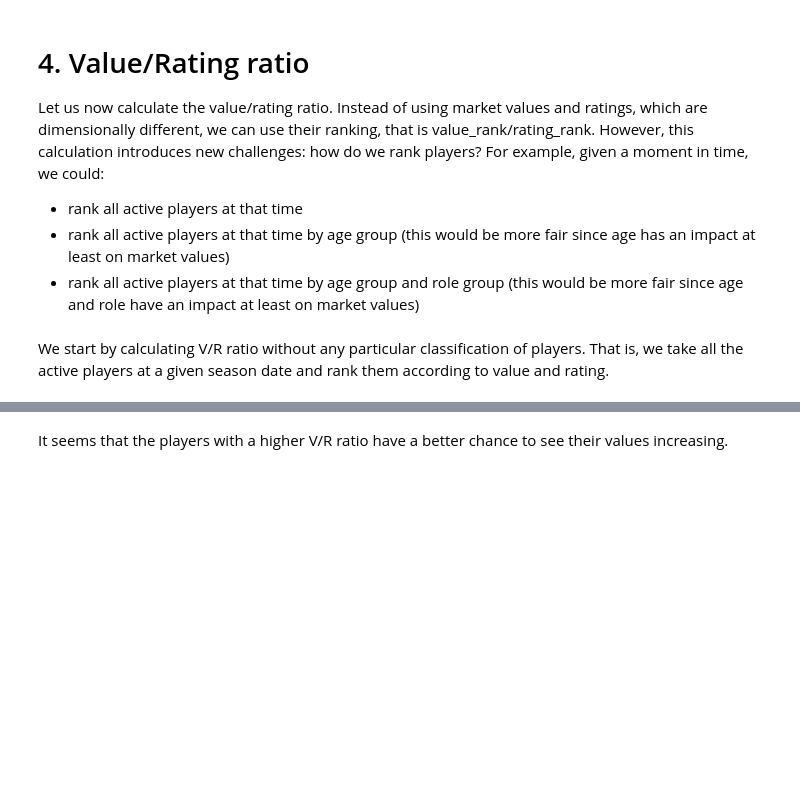
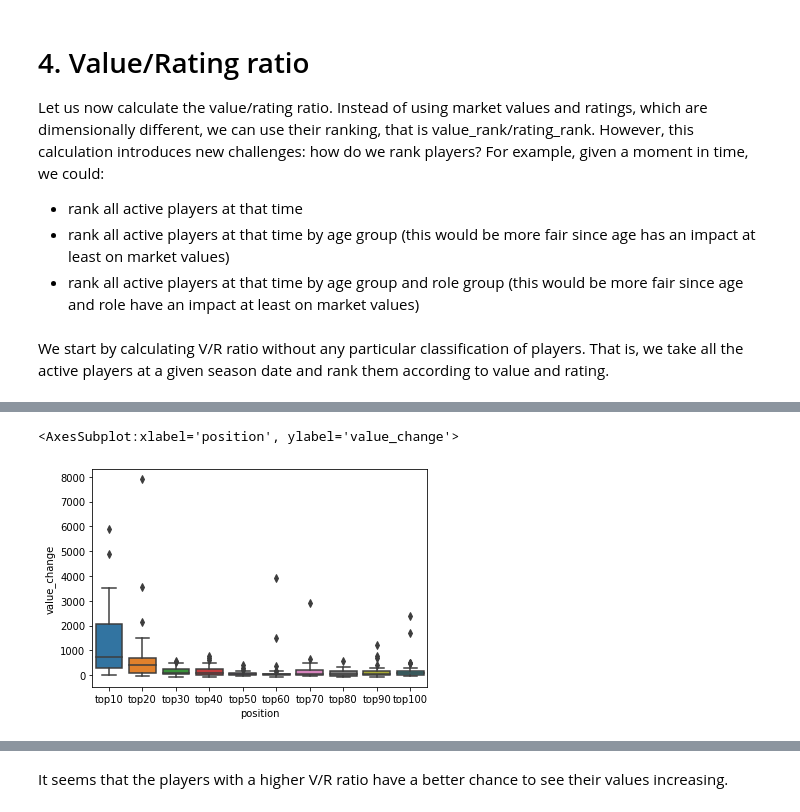
Before and after one commit to GioPan/rating-based-value-prediction, a Jupyter notebook: notebooks/value_rating_ratio.ipynb, the cells around one changed output, grey strips where cells are left out. Saved outputs shown, nothing was run; the diff lists cells and outputs as text; code cells hidden in the pictures; blank space fills up the shorter version.

```diff
--- a/notebooks/value_rating_ratio.ipynb
+++ b/notebooks/value_rating_ratio.ipynb
@@ -195 +289,7 @@ p14bottom = p14.tail(n=10)
+# %%
+sns.boxplot(x="position", y="value_change",
+            data=change)
+# %% [output]
+<AxesSubplot:xlabel='position', ylabel='value_change'>
+[figure, added]
 # %% [markdown]
```
Also changed, not shown: parts of 18 cells of this notebook.
